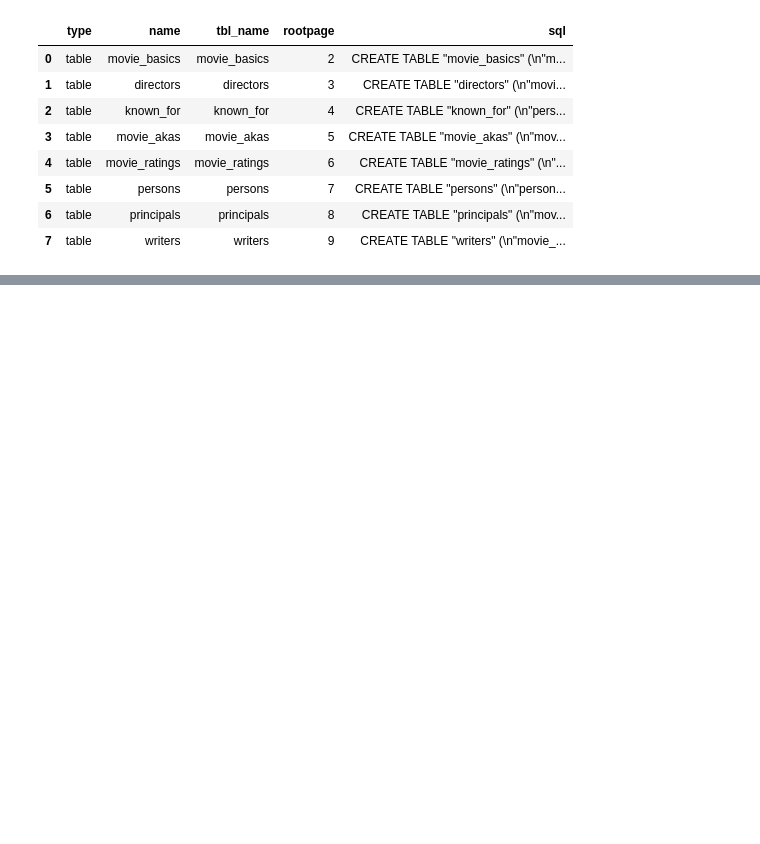
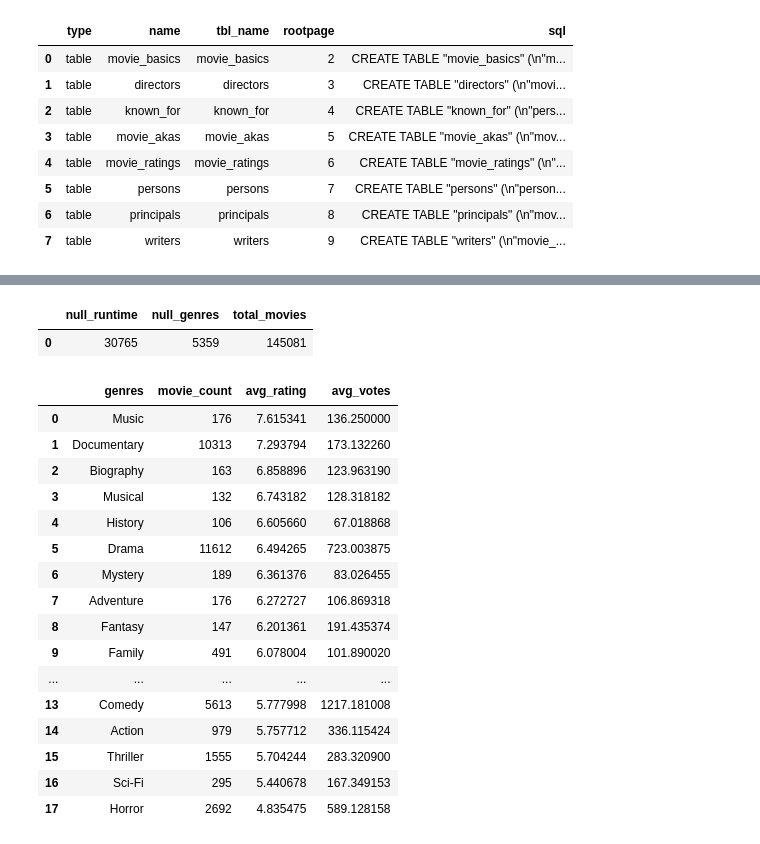
Before and after one commit to judyk47/dsc-sql-summative-lab, a Jupyter notebook: SQLSummativeLab.ipynb, the cells around one changed output, grey strips where cells are left out. Cells and saved outputs as stored; diff of their text form; code cells hidden in the pictures; blank space fills up the shorter version.

```diff
--- a/SQLSummativeLab.ipynb
+++ b/SQLSummativeLab.ipynb
@@ -421,0 +513,50 @@ None
+# %%
+# check for nulls
+
+null_check = """
+SELECT
+  SUM(CASE WHEN runtime_minutes IS NULL THEN 1 ELSE 0 END) AS null_runtime,
+  SUM(CASE WHEN genres IS NULL THEN 1 ELSE 0 END) AS null_genres,
+  COUNT(*) AS total_movies
+FROM movie_basics
+WHERE start_year <= 2019;
+"""
+null_summary = pd.read_sql(null_check, conn4)
+null_summary
+# %% [output]
+|  | null_runtime | null_genres | total_movies |
+| 0 | 30765 | 5359 | 145081 |
+# %%
+# checking genre tradeoff
+genre_tradeoff = """
+SELECT genres, COUNT(*) AS movie_count, AVG(averagerating) AS avg_rating, AVG(numvotes) AS avg_votes
+FROM movie_basics mb
+JOIN movie_ratings mr ON mb.movie_id = mr.movie_id
+WHERE start_year <= 2019
+  AND genres IS NOT NULL
+  AND averagerating IS NOT NULL
+  AND genres NOT LIKE '%,%'
+GROUP BY genres
+HAVING movie_count >= 100
+ORDER BY avg_rating DESC;
+"""
+genre_tradeoff = pd.read_sql(genre_tradeoff, conn4)
+genre_tradeoff
+# %% [output]
+|  | genres | movie_count | avg_rating | avg_votes |
+| 0 | Music | 176 | 7.615341 | 136.250000 |
+| 1 | Documentary | 10313 | 7.293794 | 173.132260 |
+| 2 | Biography | 163 | 6.858896 | 123.963190 |
+| 3 | Musical | 132 | 6.743182 | 128.318182 |
+| 4 | History | 106 | 6.605660 | 67.018868 |
+| 5 | Drama | 11612 | 6.494265 | 723.003875 |
+| 6 | Mystery | 189 | 6.361376 | 83.026455 |
+| 7 | Adventure | 176 | 6.272727 | 106.869318 |
+| 8 | Fantasy | 147 | 6.201361 | 191.435374 |
+| 9 | Family | 491 | 6.078004 | 101.890020 |
+| ... | ... | ... | ... | ... |
+| 13 | Comedy | 5613 | 5.777998 | 1217.181008 |
+| 14 | Action | 979 | 5.757712 | 336.115424 |
+| 15 | Thriller | 1555 | 5.704244 | 283.320900 |
+| 16 | Sci-Fi | 295 | 5.440678 | 167.349153 |
+| 17 | Horror | 2692 | 4.835475 | 589.128158 |
```
Also changed, not shown: parts of 6 cells of this notebook.
